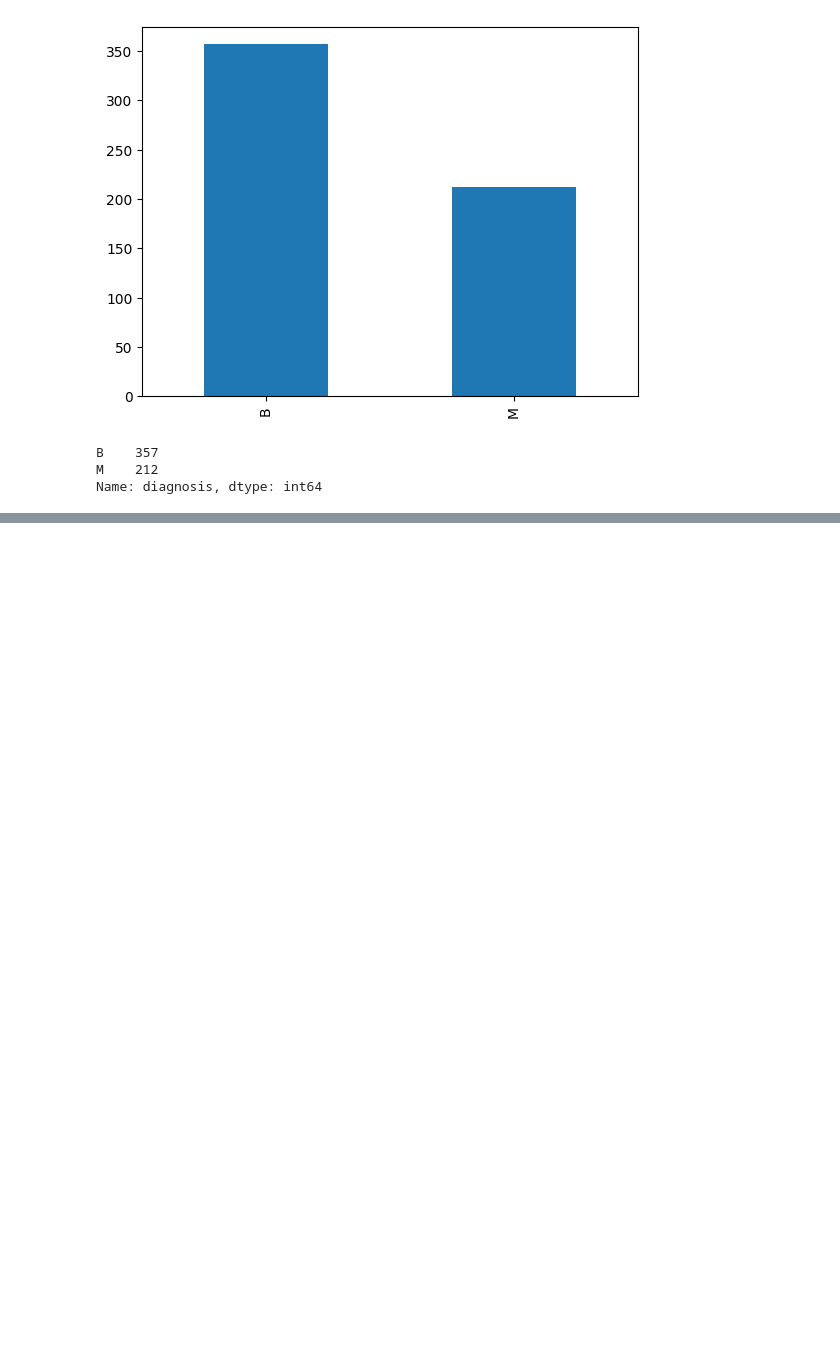
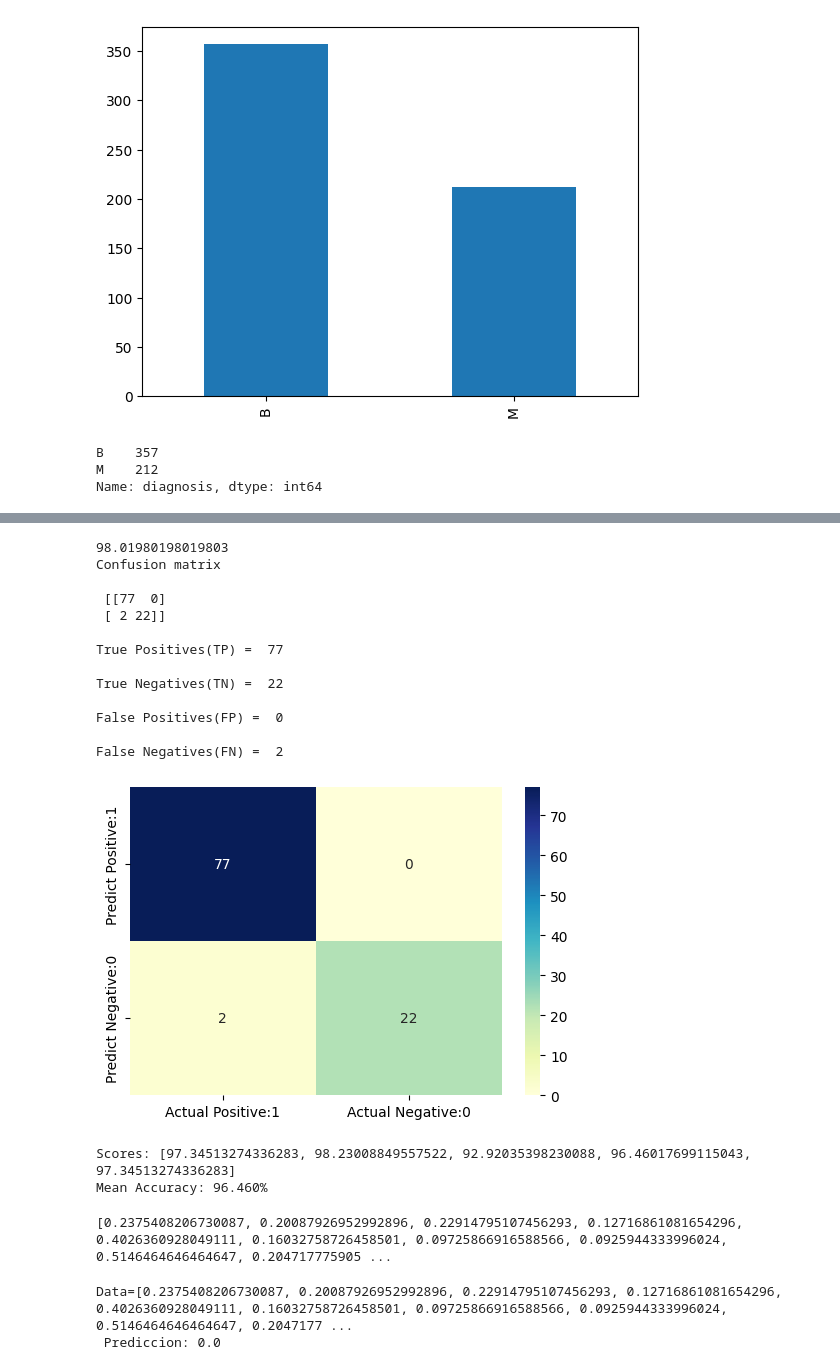
Before and after one commit to Luis4nge1/S5_Data_Mining_KNN, a Jupyter notebook: s5_knn.ipynb, the cells around one changed output, grey strips where cells are left out. Drawn from its saved outputs; the diff is of its cells as text; code cells hidden in the pictures; blank space fills up the shorter version.

```diff
--- a/s5_knn.ipynb
+++ b/s5_knn.ipynb
@@ -94,0 +77,8 @@ new_model = pickle.load(open('model. sav', 'rb')) # para reutilizar el modelo
+# %%
+X_scaled = scaler.fit_transform(df)
+df = X_scaled.tolist()
+valores_maximos = scaler.data_max_
+valores_minimos = scaler.data_min_
+
+print("Valores máximos después del escalado:", valores_maximos)
+print("Valores mínimos después del escalado:", valores_minimos)
@@ -94,0 +96,7 @@ new_model = pickle.load(open('model. sav', 'rb')) # para reutilizar el modelo
+# %%
+def k_nearest_neighbors(train, test, num_neighbors):
+  predictions = list()
+  for row in test:
+    output = predict_classification(train, row, num_neighbors)
+    predictions.append(output)
+  return(predictions)
@@ -94,0 +146,15 @@ new_model = pickle.load(open('model. sav', 'rb')) # para reutilizar el modelo
+# %%
+def confusion_matriz(dataset, test,*args):
+  actual = [row[-1] for row in test]
+  predicted = k_nearest_neighbors(dataset, test, *args)
+  accuracy = accuracy_metric(actual, predicted)
+  print(accuracy)
+
+  accuracy = accuracy_metric(actual, predicted)
+  cm_7 = confusion_matrix(actual, predicted)
+  print('Confusion matrix\n\n', cm_7)
+  print('\nTrue Positives(TP) = ', cm_7[0,0])
+  print('\nTrue Negatives(TN) = ', cm_7[1,1])
+  print('\nFalse Positives(FP) = ', cm_7[0,1])
+  print('\nFalse Negatives(FN) = ', cm_7[1,0])
+  chart_matriz(cm_7)
@@ -94,0 +191,30 @@ new_model = pickle.load(open('model. sav', 'rb')) # para reutilizar el modelo
+# %%
+train = [fila[:] for fila in df[:468]]
+test = [fila[:] for fila in df[468:]]
+# %%
+num_neighbors = 21
+confusion_matriz(train, test, num_neighbors)
+# %% [output]
+98.01980198019803
+Confusion matrix
+
+ [[77  0]
+ [ 2 22]]
+
+True Positives(TP) =  77
+
+True Negatives(TN) =  22
+
+False Positives(FP) =  0
+
+False Negatives(FN) =  2
+[figure, added]
+# %%
+num_neighbors = 21
+n_folds = 5
+scores = evaluate_algorithm(df, k_nearest_neighbors, n_folds, num_neighbors)
+print('Scores: %s' % scores)
+print('Mean Accuracy: %.3f%%' % (sum(scores)/float(len(scores))))
+# %% [output]
+Scores: [97.34513274336283, 98.23008849557522, 92.92035398230088, 96.46017699115043, 97.34513274336283]
+Mean Accuracy: 96.460%
@@ -94,0 +225,12 @@ new_model = pickle.load(open('model. sav', 'rb')) # para reutilizar el modelo
+# %%
+dato_a_predecir = [12,15.65,76.95,443.3,0.09723,0.07165,0.04151,0.01863,0.2079,0.05968,0.2271,1.255,1.441,16.16,0.005969,0.01812,0.02007,0.007027,0.01972,0.002607,13.67,24.9,87.78,567.9,0.1377,0.2003,0.2267,0.07632,0.3379,0.07924]
+dato_a_predecir = scale_data(dato_a_predecir)
+print(dato_a_predecir)
+# %% [output]
+[0.2375408206730087, 0.20087926952992896, 0.22914795107456293, 0.12716861081654296, 0.4026360928049111, 0.16032758726458501, 0.09725866916588566, 0.0925944333996024, 0.5146464646464647, 0.204717775905 ...
+# %%
+label = predict_classification(df, dato_a_predecir, num_neighbors)
+print('Data=%s \n Prediccion: %s' % (dato_a_predecir, label))
+# %% [output]
+Data=[0.2375408206730087, 0.20087926952992896, 0.22914795107456293, 0.12716861081654296, 0.4026360928049111, 0.16032758726458501, 0.09725866916588566, 0.0925944333996024, 0.5146464646464647, 0.2047177 ...
+ Prediccion: 0.0
```
Also changed, not shown: parts of 30 cells of this notebook.
